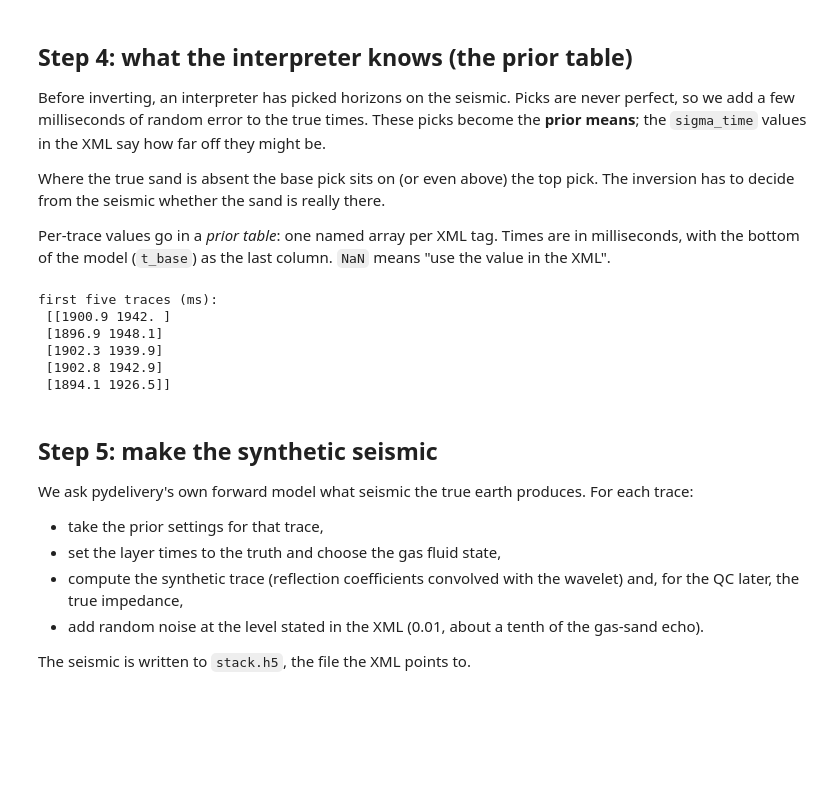
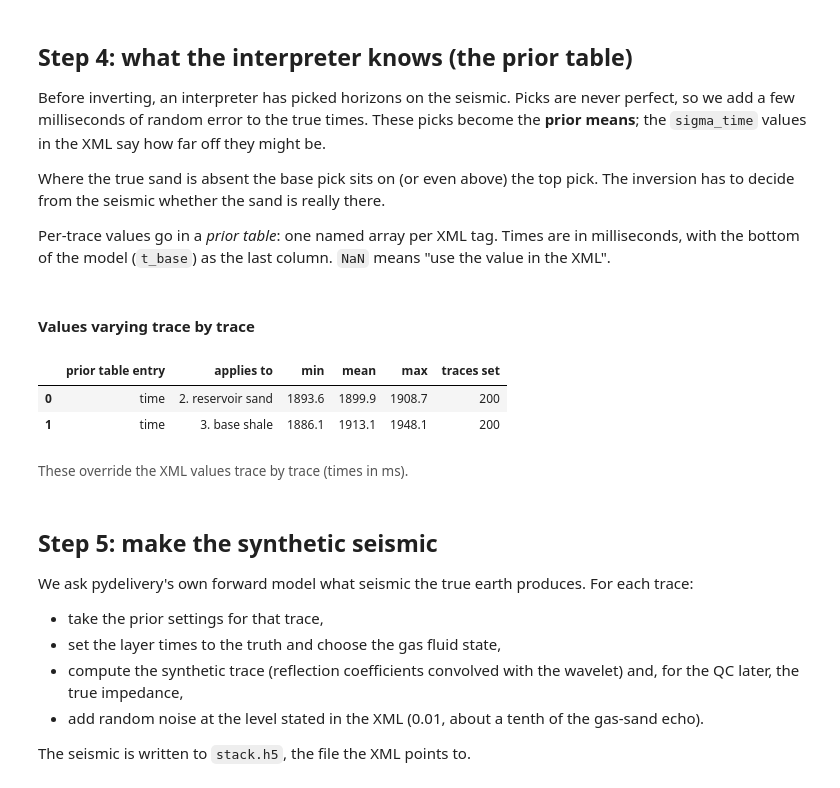
Before and after one commit to fergusrssmith/Delivery_Seismic_Welltie_CSEM, a Jupyter notebook: python/examples/synthetic_wedge.ipynb, the cells around one changed output. Cells and saved outputs as stored; diff of their text form; code cells hidden in the pictures; blank space fills up the shorter version.

```diff
--- a/python/examples/synthetic_wedge.ipynb
+++ b/python/examples/synthetic_wedge.ipynb
@@ -212,19 +293,18 @@ column. `NaN` means "use the value in the XML".
 # %%
 top_pick = top_true + rng.normal(0, 0.003, n_traces)
 base_pick = base_true + rng.normal(0, 0.006, n_traces)
 
 times_table = np.full((n_traces, 4), np.nan)  # columns: seal top, sand top, base-shale top, t_base
 times_table[:, 1] = 1000 * top_pick
 times_table[:, 2] = 1000 * base_pick
 write_prior_table(work / "priors.h5", {"time": times_table})
-print("first five traces (ms):\n", np.round(times_table[:5, 1:3], 1))
+show(cfg, {"time": times_table}, groups=["per_trace"]);
 # %% [output]
-first five traces (ms):
- [[1900.9 1942. ]
- [1896.9 1948.1]
- [1902.3 1939.9]
- [1902.8 1942.9]
- [1894.1 1926.5]]
+Values varying trace by trace
+|  | prior table entry | applies to | min | mean | max | traces set |
+| 0 | time | 2. reservoir sand | 1893.6 | 1899.9 | 1908.7 | 200 |
+| 1 | time | 3. base shale | 1886.1 | 1913.1 | 1948.1 | 200 |
+These override the XML values trace by trace (times in ms).
 # %% [markdown]
 ## Step 5: make the synthetic seismic
 
```
Also changed, not shown: parts of 6 cells of this notebook, 4 other files.
